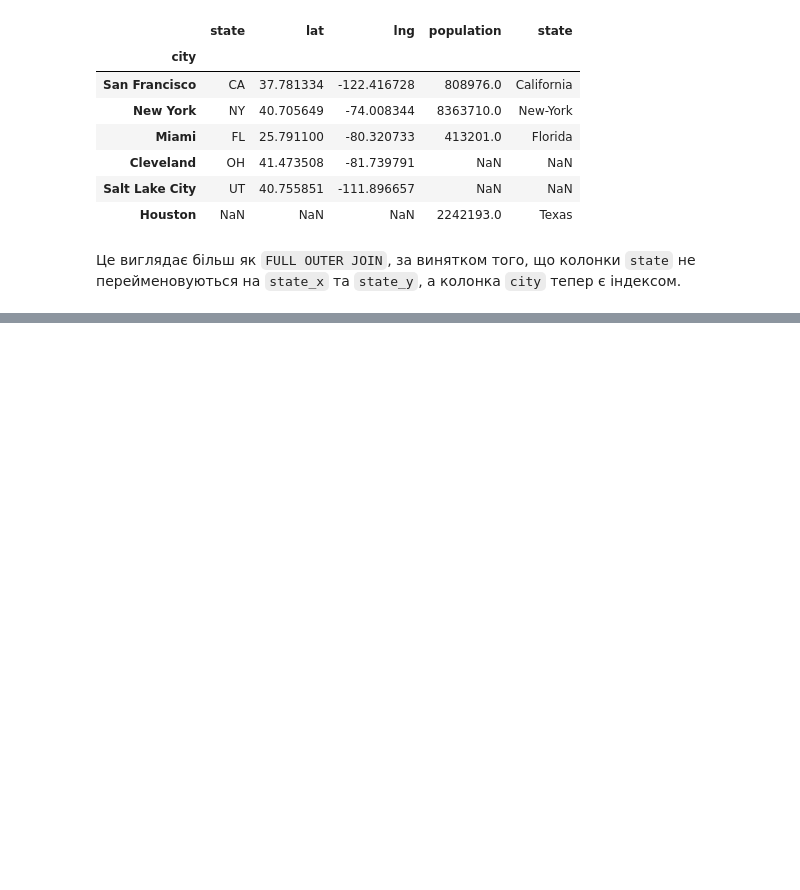
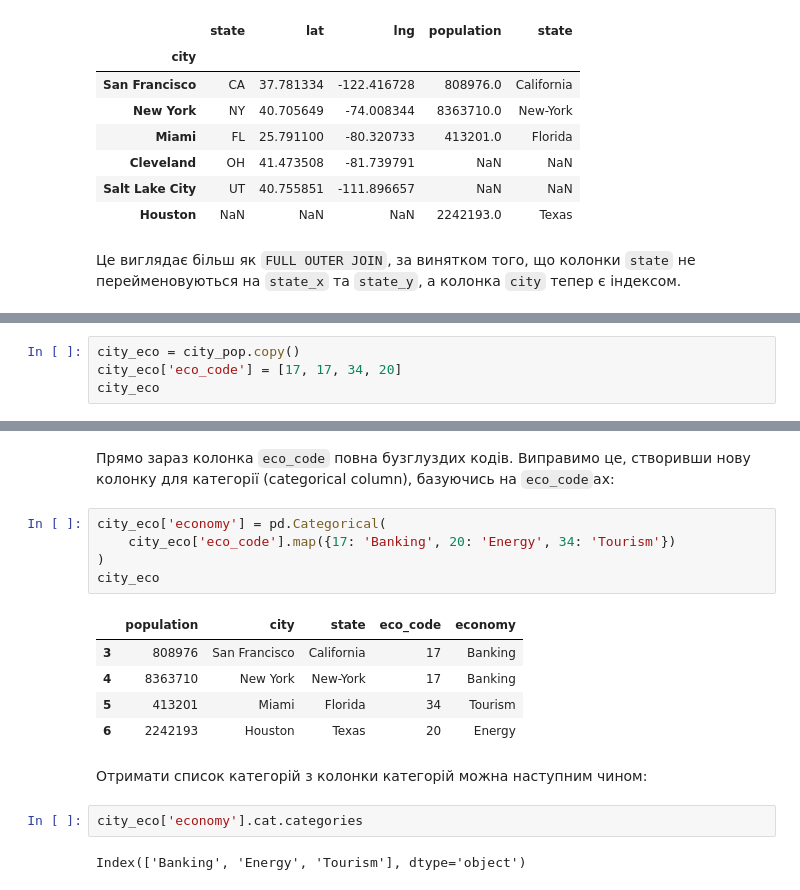
Before and after one commit to dmuman/ML-projects-and-tutorials, a Jupyter notebook: Pandas/Tutorials/pandas_tutorial_ukr.ipynb, the cells around one changed output, grey strips where cells are left out. Drawn from its saved outputs; the diff is of its cells as text; blank space fills up the shorter version.

Commit message:
Added categories and finished this tutorial!

```diff
--- a/Pandas/Tutorials/pandas_tutorial_ukr.ipynb
+++ b/Pandas/Tutorials/pandas_tutorial_ukr.ipynb
@@ -1937,0 +1942,4 @@ pd.concat([city_loc.set_index('city'), city_pop.set_index('city')], axis=1)
+# %%
+city_eco = city_pop.copy()
+city_eco['eco_code'] = [17, 17, 34, 20]
+city_eco
@@ -1937,0 +1952,19 @@ pd.concat([city_loc.set_index('city'), city_pop.set_index('city')], axis=1)
+# %% [markdown]
+Прямо зараз колонка `eco_code` повна бузглуздих кодів. Виправимо це, створивши нову колонку для категорії (categorical column), базуючись на `eco_code`ах:
+# %%
+city_eco['economy'] = pd.Categorical(
+    city_eco['eco_code'].map({17: 'Banking', 20: 'Energy', 34: 'Tourism'})
+)
+city_eco
+# %% [output]
+|  | population | city | state | eco_code | economy |
+| 3 | 808976 | San Francisco | California | 17 | Banking |
+| 4 | 8363710 | New York | New-York | 17 | Banking |
+| 5 | 413201 | Miami | Florida | 34 | Tourism |
+| 6 | 2242193 | Houston | Texas | 20 | Energy |
+# %% [markdown]
+Отримати список категорій з колонки категорій можна наступним чином:
+# %%
+city_eco['economy'].cat.categories
+# %% [output]
+Index(['Banking', 'Energy', 'Tourism'], dtype='object')
```
Also changed, not shown: parts of 5 cells of this notebook.
